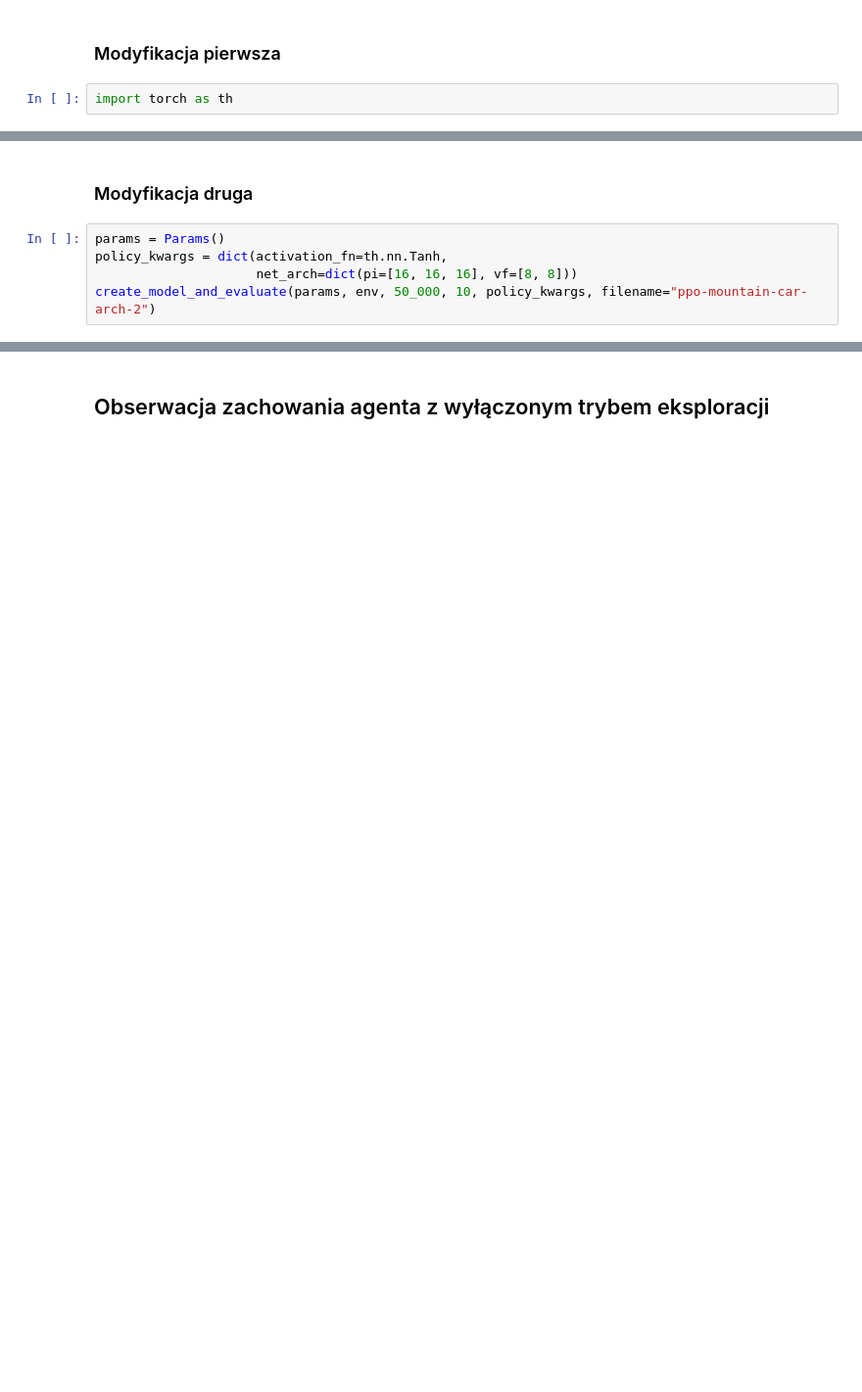
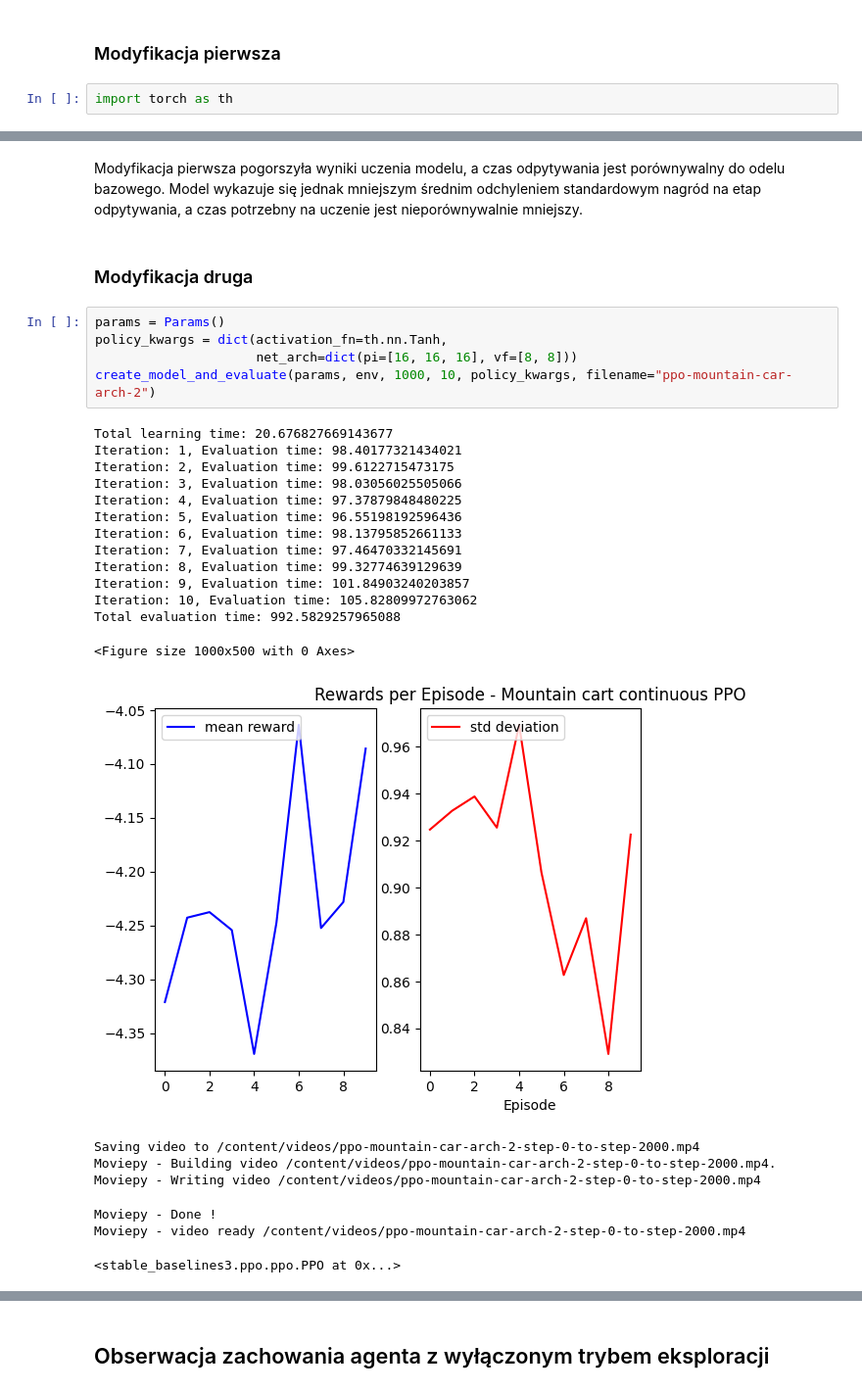
Before and after one commit to KacperST/gymnasium-continuous, a Jupyter notebook: przestrzenie_ciagle.ipynb, the cells around one changed output, grey strips where cells are left out. Shown at 98% size. Saved outputs shown, nothing was run; the diff lists cells and outputs as text; blank space fills up the shorter version.

```diff
--- a/przestrzenie_ciagle.ipynb
+++ b/przestrzenie_ciagle.ipynb
@@ -252,7 +338,30 @@ KeyboardInterrupt:
+# %% [markdown]
+Modyfikacja pierwsza pogorszyła wyniki uczenia modelu, a czas odpytywania jest porównywalny do odelu bazowego. Model wykazuje się jednak mniejszym średnim odchyleniem standardowym nagród na etap odpytywania, a czas potrzebny na uczenie jest nieporównywalnie mniejszy.
 # %% [markdown]
 ### Modyfikacja druga
 # %%
 params = Params()
 policy_kwargs = dict(activation_fn=th.nn.Tanh,
                      net_arch=dict(pi=[16, 16, 16], vf=[8, 8]))
-create_model_and_evaluate(params, env, 50_000, 10, policy_kwargs, filename="ppo-mountain-car-arch-2")
+create_model_and_evaluate(params, env, 1000, 10, policy_kwargs, filename="ppo-mountain-car-arch-2")
+# %% [output]
+Total learning time: 20.676827669143677
+Iteration: 1, Evaluation time: 98.40177321434021
+Iteration: 2, Evaluation time: 99.6122715473175
+Iteration: 3, Evaluation time: 98.03056025505066
+Iteration: 4, Evaluation time: 97.37879848480225
+Iteration: 5, Evaluation time: 96.55198192596436
+Iteration: 6, Evaluation time: 98.13795852661133
+Iteration: 7, Evaluation time: 97.46470332145691
+Iteration: 8, Evaluation time: 99.32774639129639
+Iteration: 9, Evaluation time: 101.84903240203857
+Iteration: 10, Evaluation time: 105.82809972763062
+Total evaluation time: 992.5829257965088
+<Figure size 1000x500 with 0 Axes>
+[figure, added]
+Saving video to /content/videos/ppo-mountain-car-arch-2-step-0-to-step-2000.mp4
+Moviepy - Building video /content/videos/ppo-mountain-car-arch-2-step-0-to-step-2000.mp4.
+Moviepy - Writing video /content/videos/ppo-mountain-car-arch-2-step-0-to-step-2000.mp4
+Moviepy - Done !
+Moviepy - video ready /content/videos/ppo-mountain-car-arch-2-step-0-to-step-2000.mp4
+<stable_baselines3.ppo.ppo.PPO at 0x...>
```
Also changed, not shown: parts of 12 cells of this notebook.
